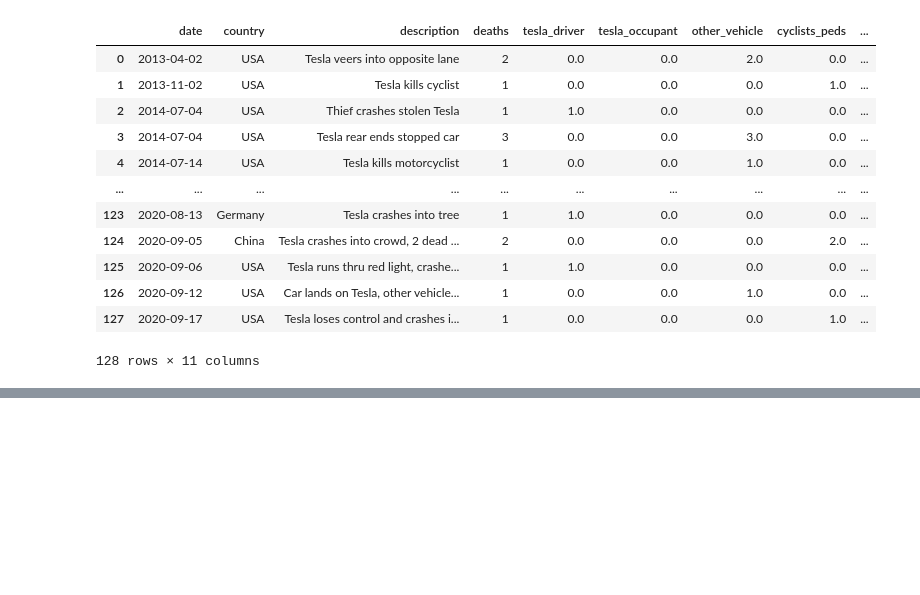
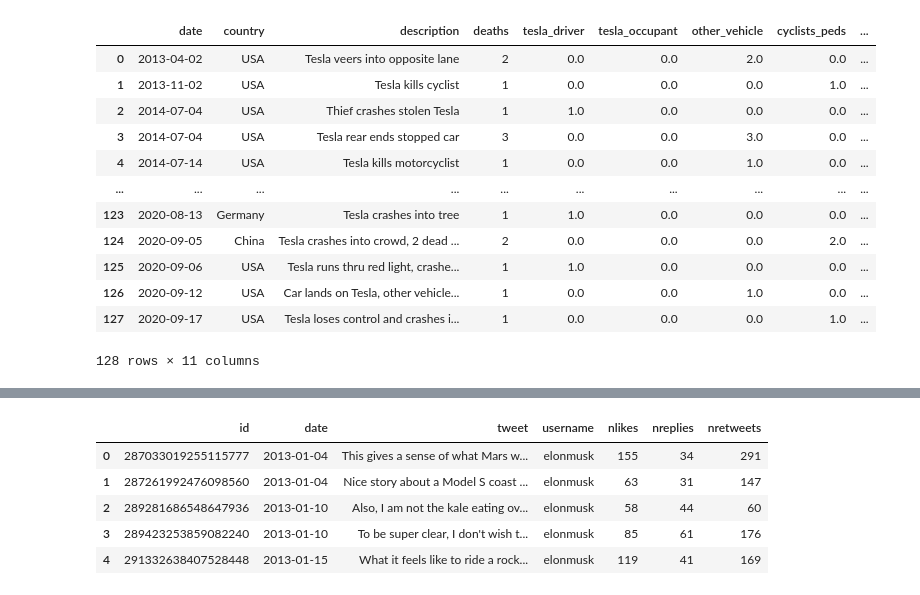
Before and after one commit to AnaLindaPenny/ETL-Project, a Jupyter notebook: Tesla_ETL.ipynb, the cells around one changed output, grey strips where cells are left out. Drawn from its saved outputs; the diff is of its cells as text; code cells hidden in the pictures; blank space fills up the shorter version.

```diff
--- a/Tesla_ETL.ipynb
+++ b/Tesla_ETL.ipynb
@@ -198,2 +212,12 @@ OperationalError: (psycopg2.OperationalError) FATAL:  password authentication fa
+# %%
+#Confirm Tweet Data has been imported
+pd.read_sql_query('select * from tesla_tweets', con=engine).head()
+# %% [output]
+|  | id | date | tweet | username | nlikes | nreplies | nretweets |
+| 0 | 287033019255115777 | 2013-01-04 | This gives a sense of what Mars w... | elonmusk | 155 | 34 | 291 |
+| 1 | 287261992476098560 | 2013-01-04 | Nice story about a Model S coast ... | elonmusk | 63 | 31 | 147 |
+| 2 | 289281686548647936 | 2013-01-10 | Also, I am not the kale eating ov... | elonmusk | 58 | 44 | 60 |
+| 3 | 289423253859082240 | 2013-01-10 | To be super clear, I don't wish t... | elonmusk | 85 | 61 | 176 |
+| 4 | 291332638407528448 | 2013-01-15 | What it feels like to ride a rock... | elonmusk | 119 | 41 | 169 |
 # %%
 engine.dispose()
```
Also changed, not shown: parts of 5 cells of this notebook.
